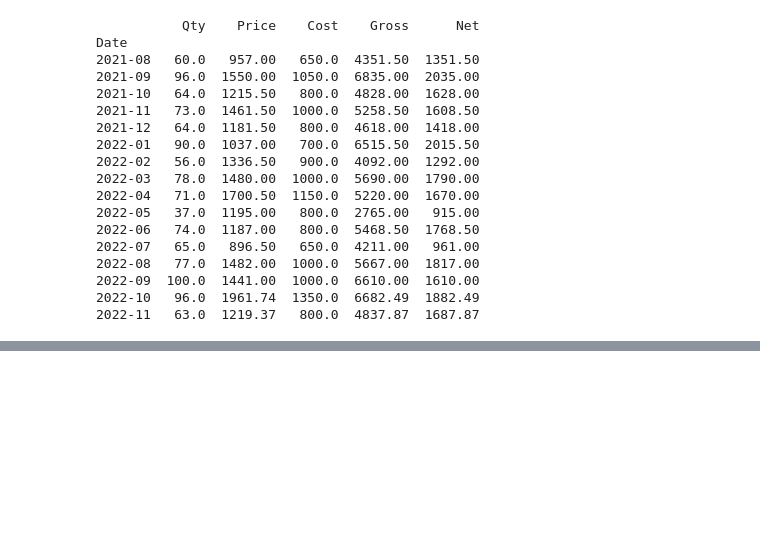
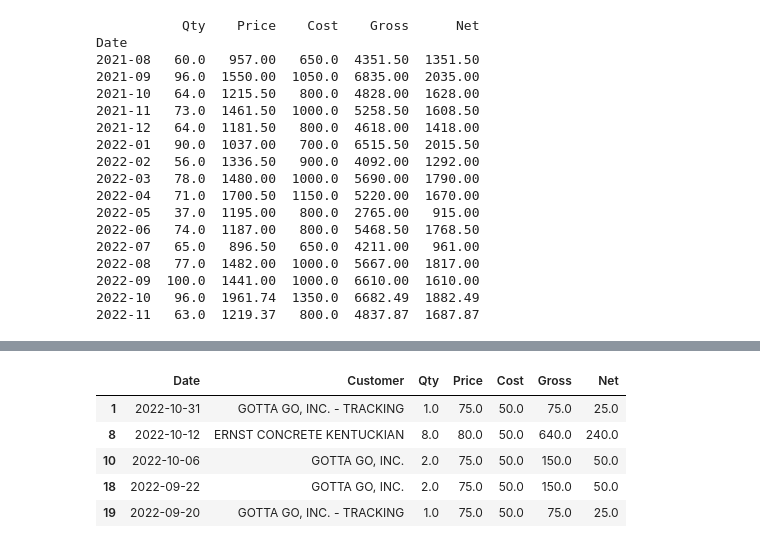
Before and after one commit to dmorton714/vis, a Jupyter notebook: import_ready.ipynb, the cells around one changed output, grey strips where cells are left out. Cells and saved outputs as stored; diff of their text form; code cells hidden in the pictures; blank space fills up the shorter version.

```diff
--- a/import_ready.ipynb
+++ b/import_ready.ipynb
@@ -256,4 +270,4 @@ Total Net: 1415.0
 # %%
-df3['Date'] = pd.to_datetime(df3['Date'], format='%y%m%d')
-df3 = df3.groupby(df3['Date'].dt.to_period('m')).sum()
-print(df3)
+# df3['Date'] = pd.to_datetime(df3['Date'], format='%y%m%d')
+# df3 = df3.groupby(df3['Date'].dt.to_period('m')).sum()
+# print(df3)
@@ -282,6 +286,7 @@ df4 = df4[df4.Customer != "Beginning Balance"]
 df4 = df4[df4.Customer != 'Net Activity']
 df4 = df4[df4.Customer != 'Ending Balance']
 df4 = df4[df4.Customer != 'VOID']
+df4 = df4[df4.Customer != "TRANSFERS TO #376 L'VILLE"]
 df4 = df4.dropna(how="all")
 
 Gross = df4.Qty * df4.Price
@@ -321,4 +334,4 @@ Total Net: 100.0
 # %%
-df4['Date'] = pd.to_datetime(df4['Date'], format='%y%m%d')
-df4 = df4.groupby(df4['Date'].dt.to_period('m')).sum()
-print(df4)
+# df4['Date'] = pd.to_datetime(df4['Date'], format='%y%m%d')
+# df4 = df4.groupby(df4['Date'].dt.to_period('m')).sum()
+# print(df4)
@@ -482 +517,10 @@ Total Gross: 105720.36
 Total Net: 32920.36
+# %%
+df99.head()
+# %% [output]
+|  | Date | Customer | Qty | Price | Cost | Gross | Net |
+| 1 | 2022-10-31 | GOTTA GO, INC. - TRACKING | 1.0 | 75.0 | 50.0 | 75.0 | 25.0 |
+| 8 | 2022-10-12 | ERNST CONCRETE KENTUCKIAN | 8.0 | 80.0 | 50.0 | 640.0 | 240.0 |
+| 10 | 2022-10-06 | GOTTA GO, INC. | 2.0 | 75.0 | 50.0 | 150.0 | 50.0 |
+| 18 | 2022-09-22 | GOTTA GO, INC. | 2.0 | 75.0 | 50.0 | 150.0 | 50.0 |
+| 19 | 2022-09-20 | GOTTA GO, INC. - TRACKING | 1.0 | 75.0 | 50.0 | 75.0 | 25.0 |
```
Also changed, not shown: parts of 19 cells of this notebook, 1 other file.
